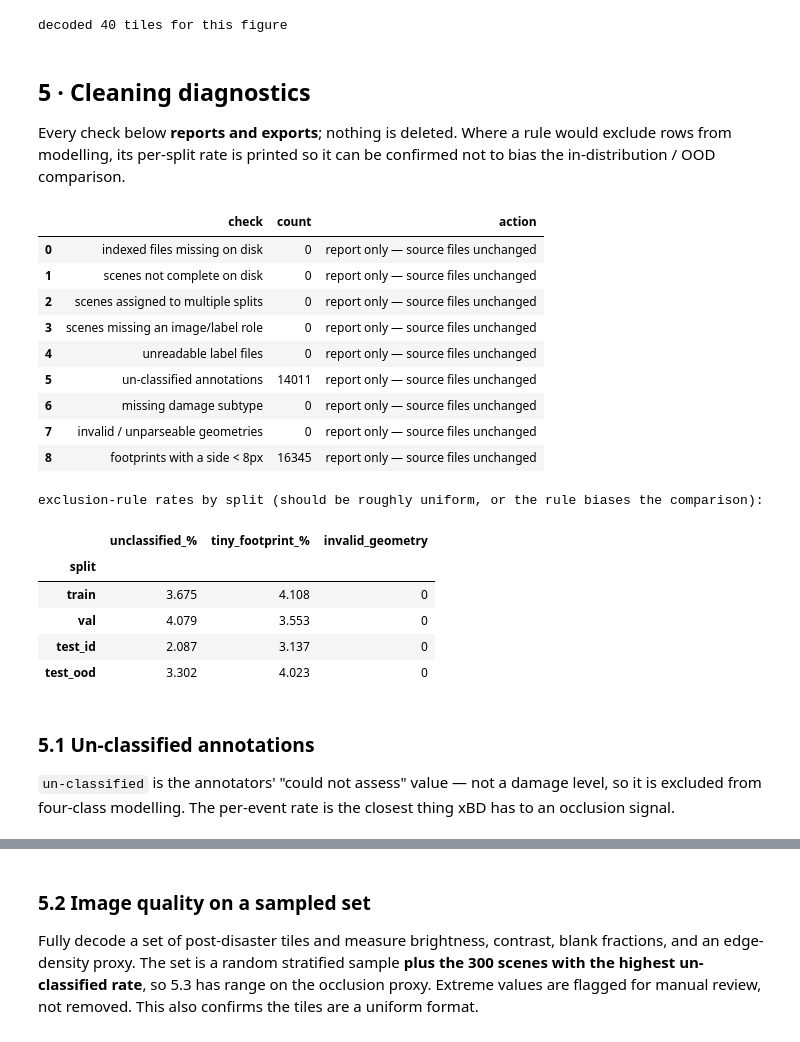
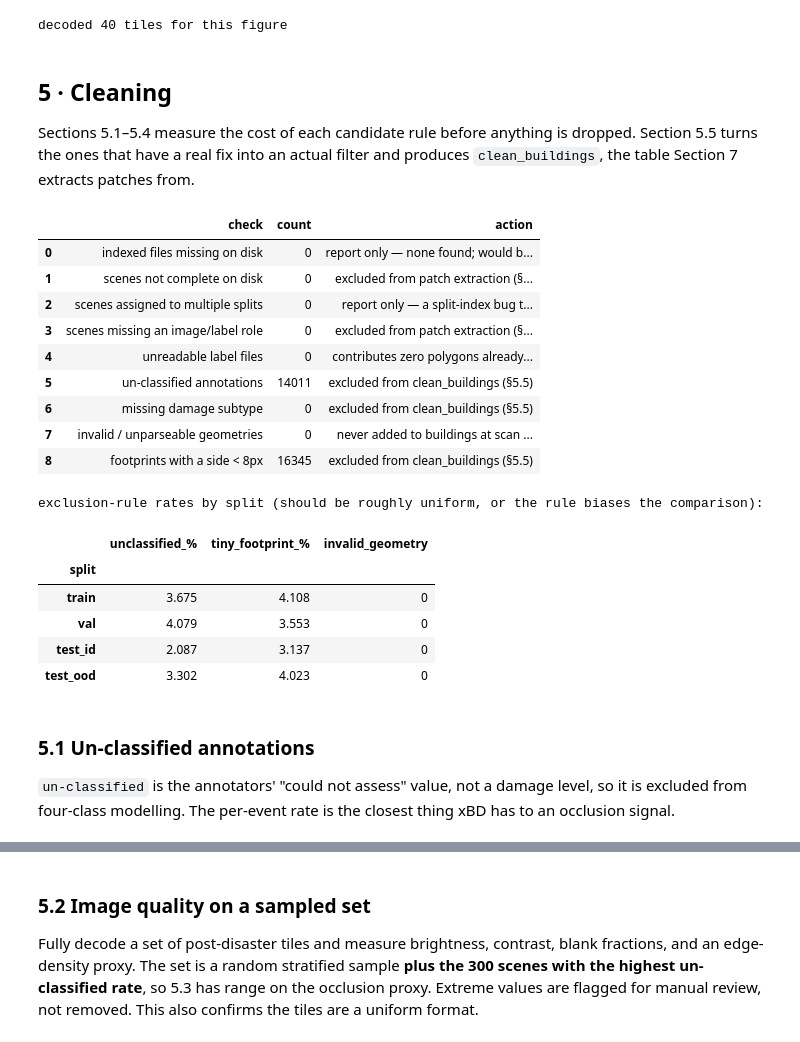
Before and after one commit to hitrova27-svg/satellite-disaster-damage-mapping, a Jupyter notebook: notebooks/data_cleaning_eda.ipynb, the cells around one changed output, grey strips where cells are left out. Drawn from its saved outputs; the diff is of its cells as text; code cells hidden in the pictures.

```diff
--- a/notebooks/data_cleaning_eda.ipynb
+++ b/notebooks/data_cleaning_eda.ipynb
@@ -483,45 +495,53 @@ print('decoded', len(tile_cache), 'tiles for this figure')
 [figure]
 decoded 40 tiles for this figure
 # %% [markdown]
-## 5 · Cleaning diagnostics
+## 5 · Cleaning
 
-Every check below **reports and exports**; nothing is deleted. Where a rule would exclude rows from modelling, its per-split rate is printed so it can be confirmed not to bias the in-distribution / OOD comparison.
+Sections 5.1–5.4 measure the cost of each candidate rule before anything is dropped. Section 5.5 turns the ones that have a real fix into an actual filter and produces `clean_buildings`, the table Section 7 extracts patches from.
 # %%
 tiny_footprint = (buildings.bw < MIN_BBOX_PX) | (buildings.bh < MIN_BBOX_PX)
 cleaning_summary = pd.DataFrame([
-    {'check': 'indexed files missing on disk', 'count': int((~splits_df.exists).sum())},
-    {'check': 'scenes not complete on disk', 'count': int((~scene_summary.complete_on_disk).sum())},
-    {'check': 'scenes assigned to multiple splits', 'count': int((~scene_summary.one_split_only).sum())},
-    {'check': 'scenes missing an image/label role', 'count': int((~scene_summary.image_label_roles_present).sum())},
-    {'check': 'unreadable label files', 'count': int(scene_meta.label_error.notna().sum())},
-    {'check': 'un-classified annotations', 'count': int((buildings.subtype == 'un-classified').sum())},
-    {'check': 'missing damage subtype', 'count': int((buildings.subtype == 'missing').sum())},
-    {'check': 'invalid / unparseable geometries', 'count': int(scene_meta.n_invalid_geometry.sum())},
-    {'check': f'footprints with a side < {MIN_BBOX_PX}px', 'count': int(tiny_footprint.sum())},
+    {'check': 'indexed files missing on disk', 'count': int((~splits_df.exists).sum()),
+     'action': 'report only — none found; would block the affected scene in §5.5 if any appeared'},
+    {'check': 'scenes not complete on disk', 'count': int((~scene_summary.complete_on_disk).sum()),
+     'action': 'excluded from patch extraction (§5.5, incomplete-scene rule)'},
+    {'check': 'scenes assigned to multiple splits', 'count': int((~scene_summary.one_split_only).sum()),
+     'action': 'report only — a split-index bug to fix upstream, not a per-row cleaning decision'},
+    {'check': 'scenes missing an image/label role', 'count': int((~scene_summary.image_label_roles_present).sum()),
+     'action': 'excluded from patch extraction (§5.5, incomplete-scene rule)'},
+    {'check': 'unreadable label files', 'count': int(scene_meta.label_error.notna().sum()),
+     'action': 'contributes zero polygons already (§3), so implicitly excluded from patch extraction'},
+    {'check': 'un-classified annotations', 'count': int((buildings.subtype == 'un-classified').sum()),
+     'action': 'excluded from clean_buildings (§5.5)'},
+    {'check': 'missing damage subtype', 'count': int((buildings.subtype == 'missing').sum()),
+     'action': 'excluded from clean_buildings (§5.5)'},
+    {'check': 'invalid / unparseable geometries', 'count': int(scene_meta.n_invalid_geometry.sum()),
+     'action': 'never added to buildings at scan time (§3) — nothing further to exclude'},
+    {'check': f'footprints with a side < {MIN_BBOX_PX}px', 'count': int(tiny_footprint.sum()),
+     'action': 'excluded from clean_buildings (§5.5)'},
 ])
-cleaning_summary['action'] = 'report only — source files unchanged'
 display(cleaning_summary)
 cleaning_summary.to_csv(OUTPUT_DIR / 'cleaning_summary.csv', index=False)
 
 print('\nexclusion-rule rates by split (should be roughly uniform, or the rule biases the comparison):')
 rule_rates = pd.DataFrame({
     'unclassified_%': 100 * buildings.subtype.eq('un-classified').groupby(buildings.split).mean(),
     'tiny_footprint_%': 100 * tiny_footprint.groupby(buildings.split).mean(),
     'invalid_geometry': scene_meta.groupby('split').n_invalid_geometry.sum(),
 }).reindex(SPLIT_ORDER).round(3)
 display(rule_rates)
 rule_rates.to_csv(OUTPUT_DIR / 'exclusion_rule_rates_by_split.csv')
 # %% [output]
 |  | check | count | action |
-| 0 | indexed files missing on disk | 0 | report only — source files unchanged |
-| 1 | scenes not complete on disk | 0 | report only — source files unchanged |
-| 2 | scenes assigned to multiple splits | 0 | report only — source files unchanged |
-| 3 | scenes missing an image/label role | 0 | report only — source files unchanged |
-| 4 | unreadable label files | 0 | report only — source files unchanged |
-| 5 | un-classified annotations | 14011 | report only — source files unchanged |
-| 6 | missing damage subtype | 0 | report only — source files unchanged |
-| 7 | invalid / unparseable geometries | 0 | report only — source files unchanged |
-| 8 | footprints with a side < 8px | 16345 | report only — source files unchanged |
+| 0 | indexed files missing on disk | 0 | report only — none found; would b... |
+| 1 | scenes not complete on disk | 0 | excluded from patch extraction (§... |
+| 2 | scenes assigned to multiple splits | 0 | report only — a split-index bug t... |
+| 3 | scenes missing an image/label role | 0 | excluded from patch extraction (§... |
+| 4 | unreadable label files | 0 | contributes zero polygons already... |
+| 5 | un-classified annotations | 14011 | excluded from clean_buildings (§5.5) |
+| 6 | missing damage subtype | 0 | excluded from clean_buildings (§5.5) |
+| 7 | invalid / unparseable geometries | 0 | never added to buildings at scan ... |
+| 8 | footprints with a side < 8px | 16345 | excluded from clean_buildings (§5.5) |
 exclusion-rule rates by split (should be roughly uniform, or the rule biases the comparison):
 |  | unclassified_% | tiny_footprint_% | invalid_geometry |
 | split |  |  |  |
@@ -532,7 +552,7 @@ exclusion-rule rates by split (should be roughly uniform, or the rule biases the
 # %% [markdown]
 ### 5.1 Un-classified annotations
 
-`un-classified` is the annotators' "could not assess" value — not a damage level, so it is excluded from four-class modelling. The per-event rate is the closest thing xBD has to an occlusion signal.
+`un-classified` is the annotators' "could not assess" value, not a damage level, so it is excluded from four-class modelling. The per-event rate is the closest thing xBD has to an occlusion signal.
 # %%
 unclassified = (buildings.assign(is_unc=buildings.subtype.eq('un-classified'))
                 .groupby('split')['is_unc'].agg(unclassified='sum', annotations='size'))
```
Also changed, not shown: parts of 29 cells of this notebook, 17 other files.
